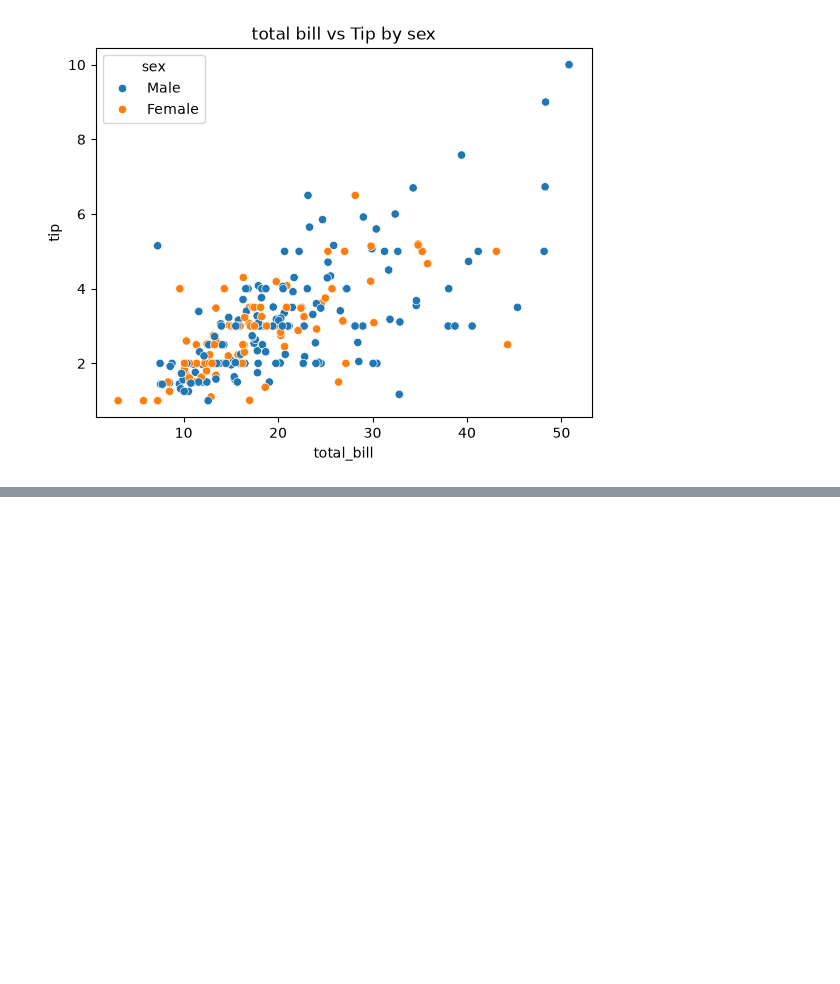
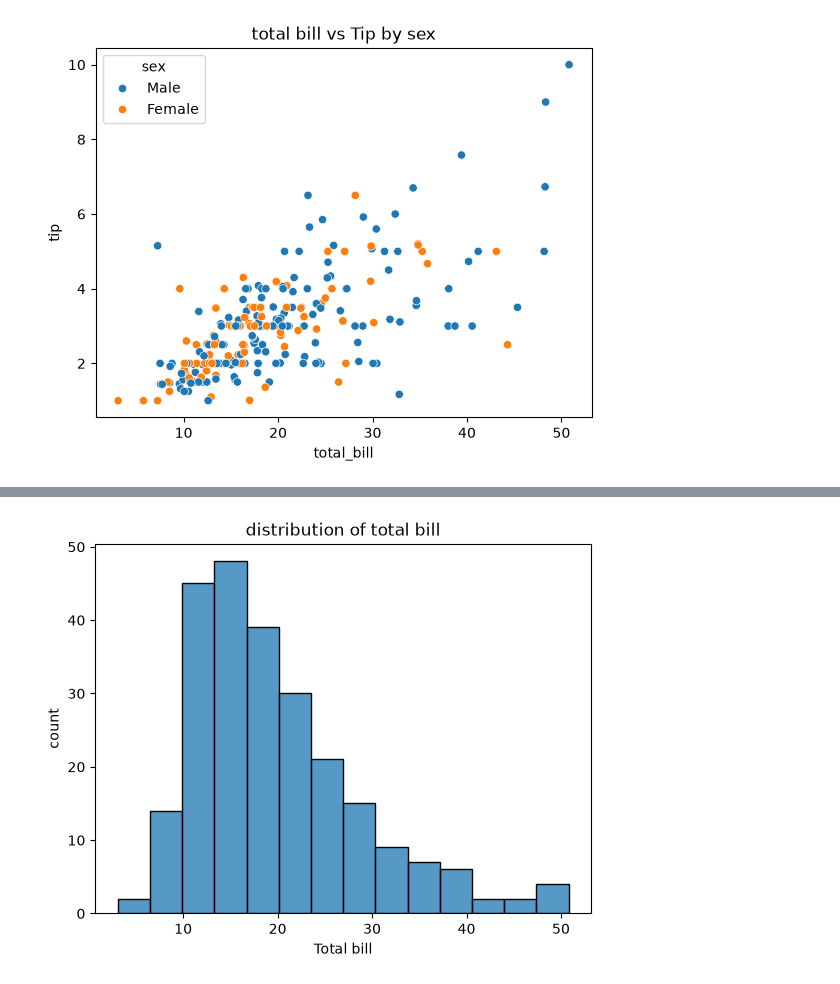
Before and after one commit to Aarati123456/python-data-science, a Jupyter notebook: pandas.ipynb, the cells around one changed output, grey strips where cells are left out. Cells and saved outputs as stored; diff of their text form; code cells hidden in the pictures; blank space fills up the shorter version.

```diff
--- a/pandas.ipynb
+++ b/pandas.ipynb
@@ -451,0 +480,10 @@ plt.show()
+# %%
+sns.histplot(data=df,x="total_bill")
+
+plt.title("distribution of total bill")
+plt.xlabel("Total bill")
+plt.ylabel("count")
+
+plt.show()
+# %% [output]
+[figure, added]
```
Also changed, not shown: parts of 7 cells of this notebook.
